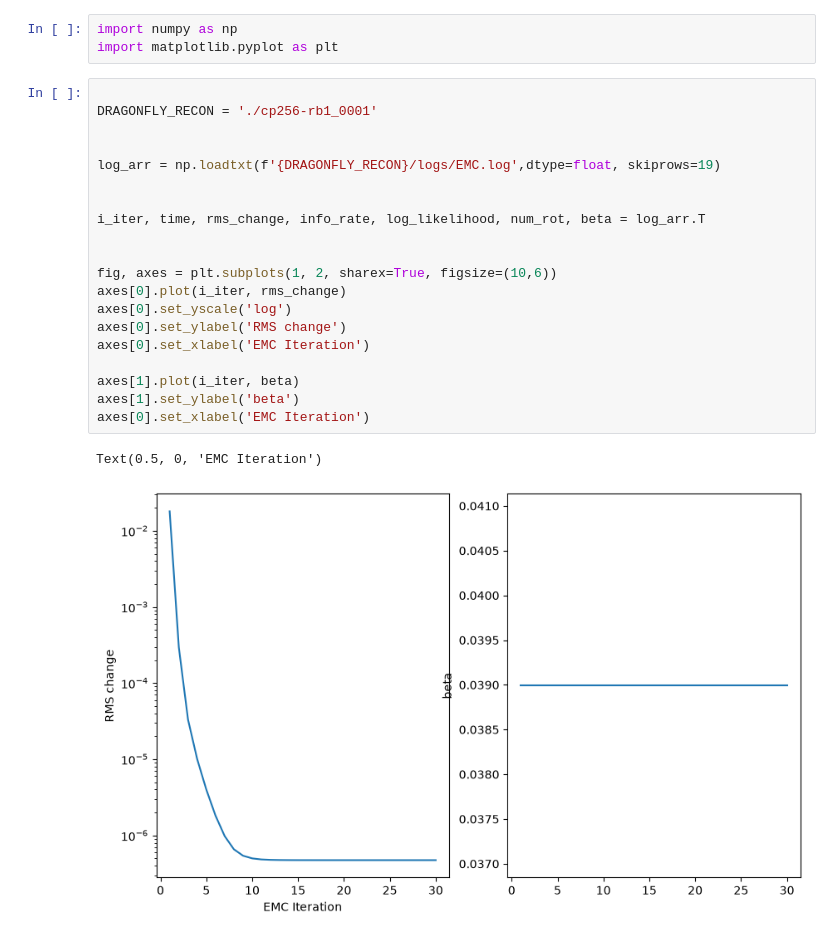
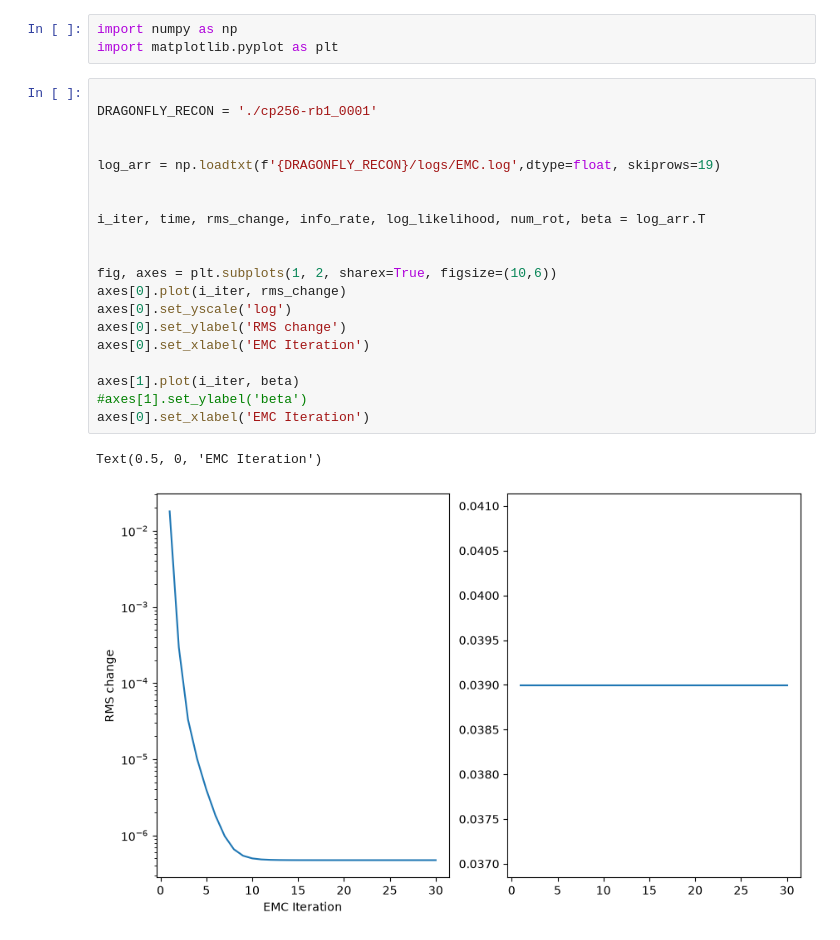
Before and after one commit to YellowSub17/dfly-p6933, a Jupyter notebook: assess_recon.ipynb, the cells around one changed output. Drawn from its saved outputs; the diff is of its cells as text.

```diff
--- a/assess_recon.ipynb
+++ b/assess_recon.ipynb
@@ -4,23 +4,23 @@ import matplotlib.pyplot as plt
 # %%
 
 DRAGONFLY_RECON = './cp256-rb1_0001'
 
 
 log_arr = np.loadtxt(f'{DRAGONFLY_RECON}/logs/EMC.log',dtype=float, skiprows=19)
 
 
 i_iter, time, rms_change, info_rate, log_likelihood, num_rot, beta = log_arr.T
 
 
 fig, axes = plt.subplots(1, 2, sharex=True, figsize=(10,6))
 axes[0].plot(i_iter, rms_change)
 axes[0].set_yscale('log')
 axes[0].set_ylabel('RMS change')
 axes[0].set_xlabel('EMC Iteration')
 
 axes[1].plot(i_iter, beta)
-axes[1].set_ylabel('beta')
+#axes[1].set_ylabel('beta')
 axes[0].set_xlabel('EMC Iteration')
 # %% [output]
 Text(0.5, 0, 'EMC Iteration')
-[figure, old version]
+[figure, new version]
```
Also changed, not shown: 6 other files.
